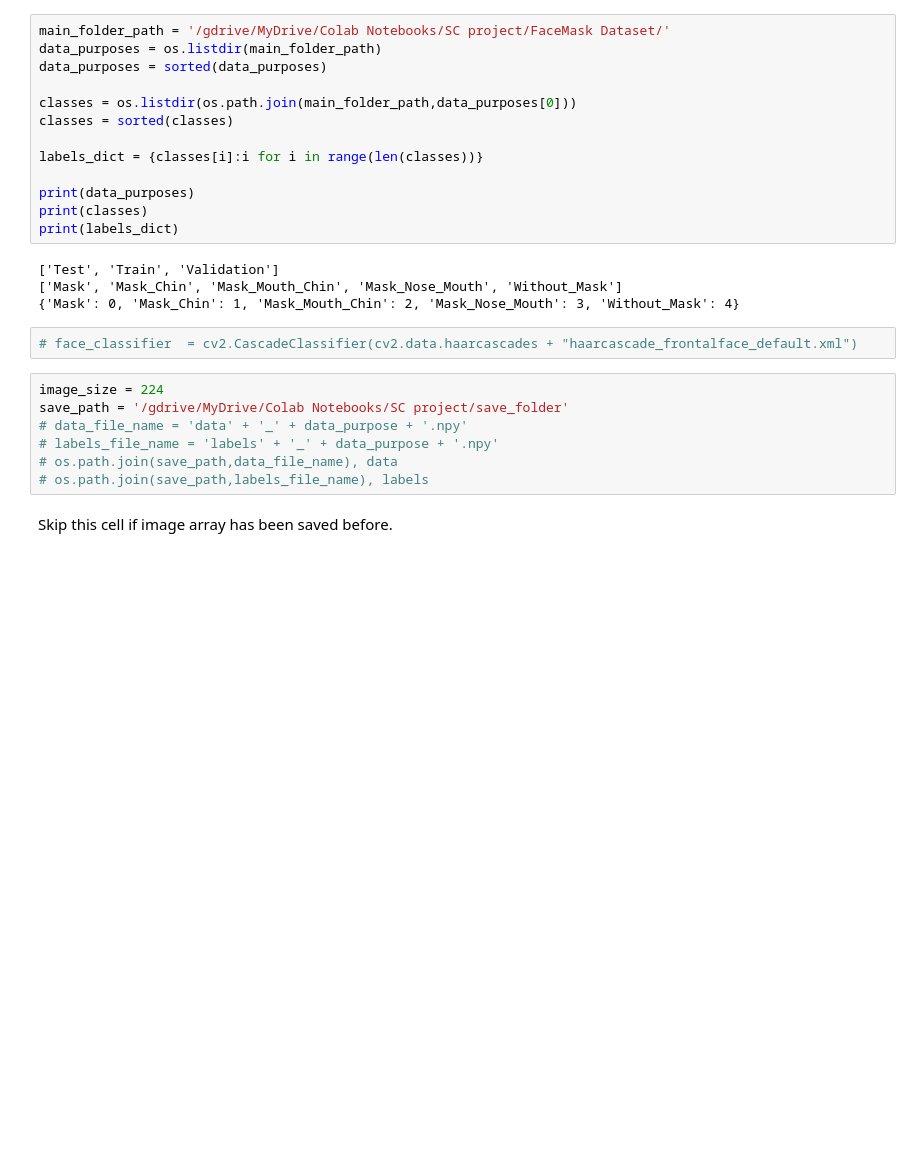
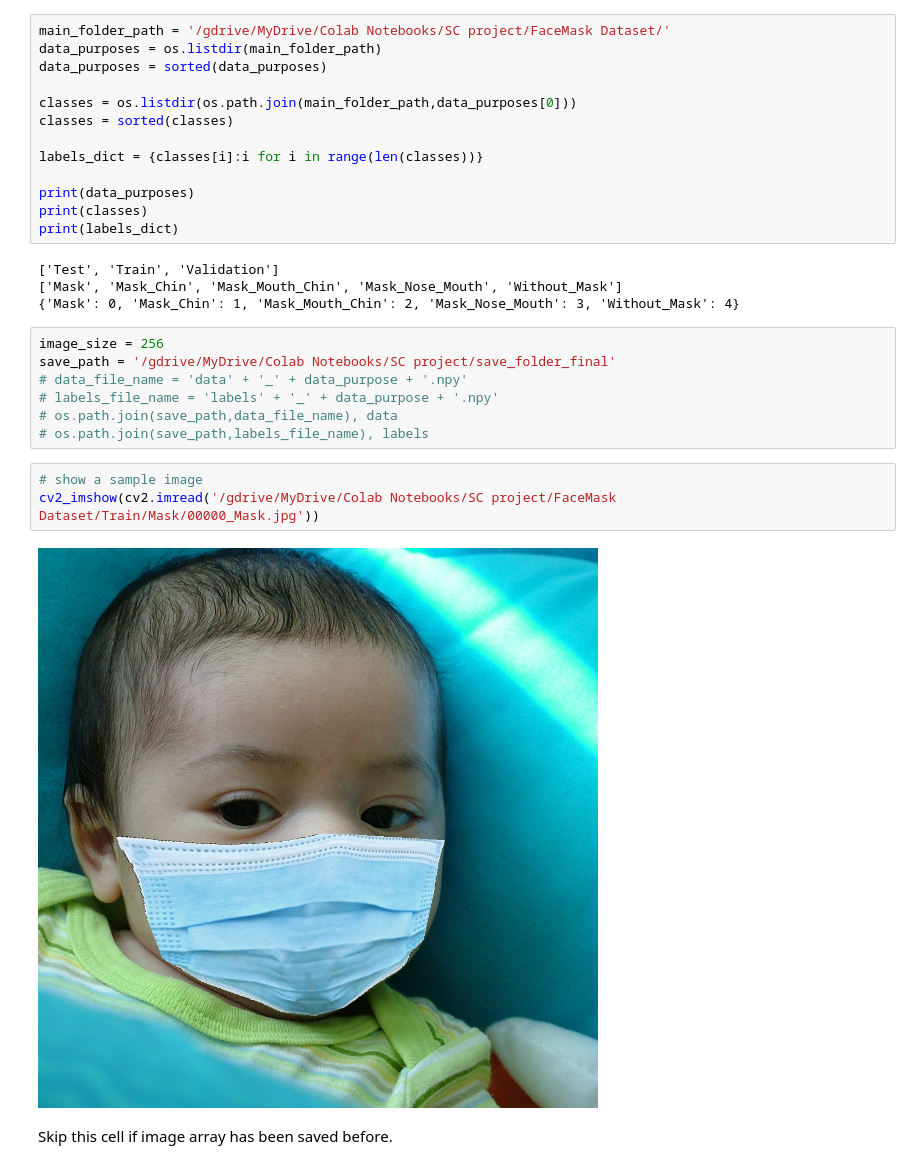
Before and after one commit to OoiXinPeng/Face-Mask-Recognition, a Jupyter notebook: Face_Mask_Recognition.ipynb, the cells around one changed output. Cells and saved outputs as stored; diff of their text form; blank space fills up the shorter version.

```diff
--- a/Face_Mask_Recognition.ipynb
+++ b/Face_Mask_Recognition.ipynb
@@ -35,15 +33,18 @@ print(labels_dict)
 ['Test', 'Train', 'Validation']
 ['Mask', 'Mask_Chin', 'Mask_Mouth_Chin', 'Mask_Nose_Mouth', 'Without_Mask']
 {'Mask': 0, 'Mask_Chin': 1, 'Mask_Mouth_Chin': 2, 'Mask_Nose_Mouth': 3, 'Without_Mask': 4}
-# %%
-# face_classifier  = cv2.CascadeClassifier(cv2.data.haarcascades + "haarcascade_frontalface_default.xml")
 # %%
-image_size = 224
-save_path = '/gdrive/MyDrive/Colab Notebooks/SC project/save_folder'
+image_size = 256
+save_path = '/gdrive/MyDrive/Colab Notebooks/SC project/save_folder_final'
 # data_file_name = 'data' + '_' + data_purpose + '.npy'
 # labels_file_name = 'labels' + '_' + data_purpose + '.npy'
 # os.path.join(save_path,data_file_name), data
 # os.path.join(save_path,labels_file_name), labels
+# %%
+# show a sample image
+cv2_imshow(cv2.imread('/gdrive/MyDrive/Colab Notebooks/SC project/FaceMask Dataset/Train/Mask/00000_Mask.jpg'))
+# %% [output]
+[figure, added]
 # %% [markdown]
 Skip this cell if image array has been saved before.
 # %%
```
Also changed, not shown: parts of 25 cells of this notebook.
